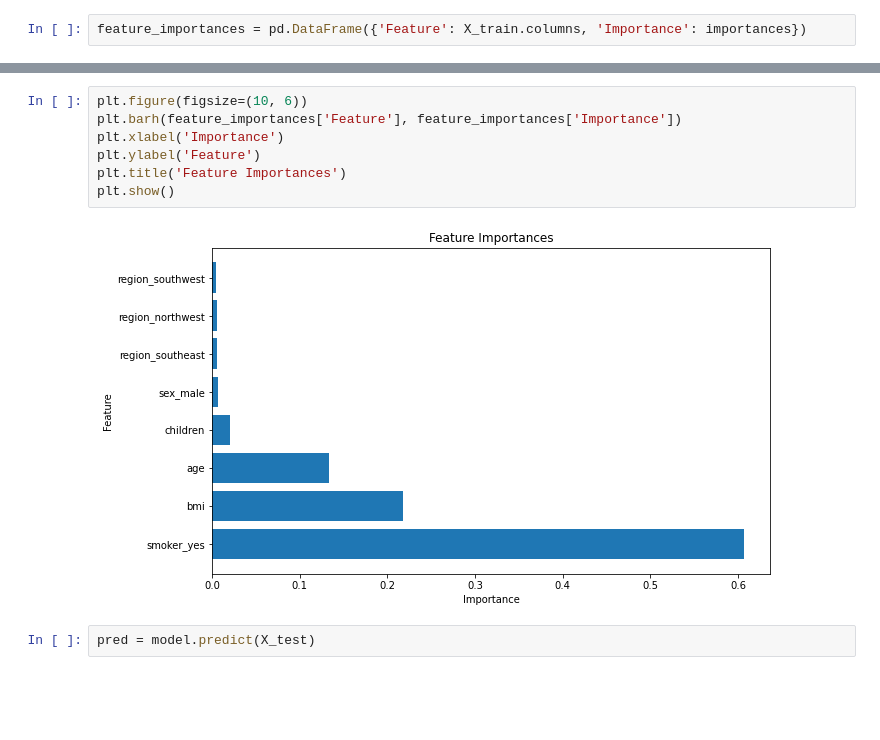
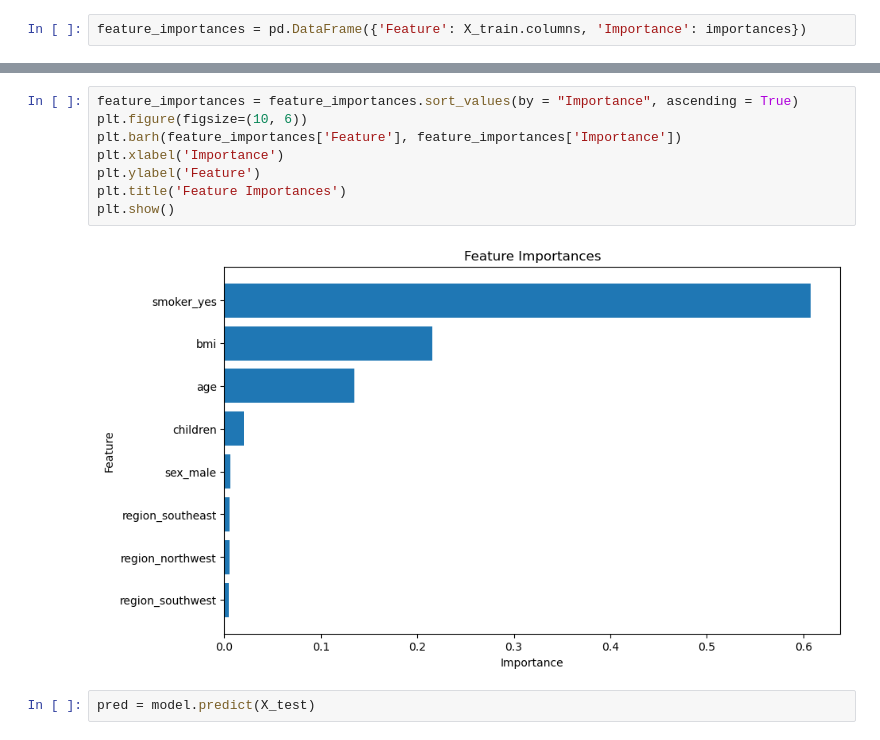
Before and after one commit to Jisoochoi92/medicalcost_prediction, a Jupyter notebook: Medical_cost_Personal_Data_Jisoo_Choi.ipynb, the cells around one changed output, grey strips where cells are left out. Cells and saved outputs as stored; diff of their text form; blank space fills up the shorter version.

```diff
--- a/Medical_cost_Personal_Data_Jisoo_Choi.ipynb
+++ b/Medical_cost_Personal_Data_Jisoo_Choi.ipynb
@@ -292,12 +295,13 @@ print(feature_importances)
 # %%
+feature_importances = feature_importances.sort_values(by = "Importance", ascending = True)
 plt.figure(figsize=(10, 6))
 plt.barh(feature_importances['Feature'], feature_importances['Importance'])
 plt.xlabel('Importance')
 plt.ylabel('Feature')
 plt.title('Feature Importances')
 plt.show()
 # %% [output]
-[figure, old version]
+[figure, new version]
 # %%
 pred = model.predict(X_test)
 # %%
```
Also changed, not shown: parts of 31 cells of this notebook.
